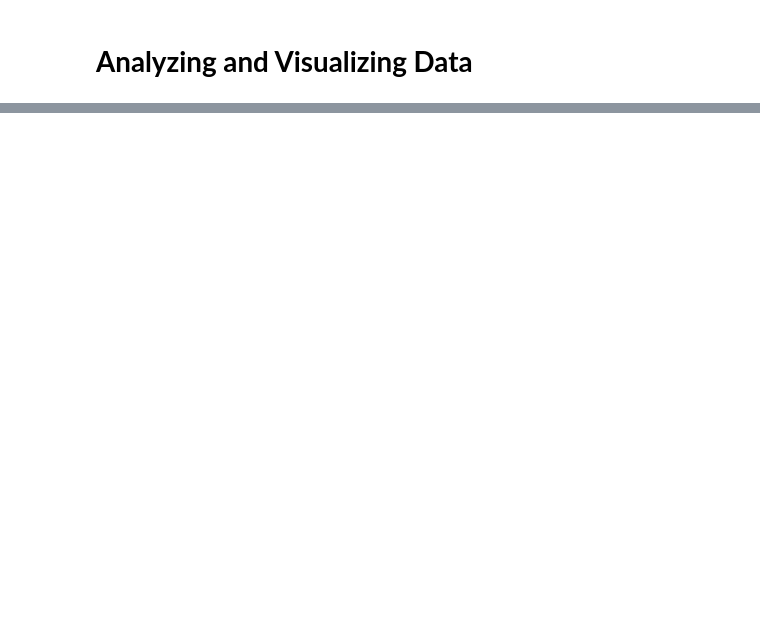
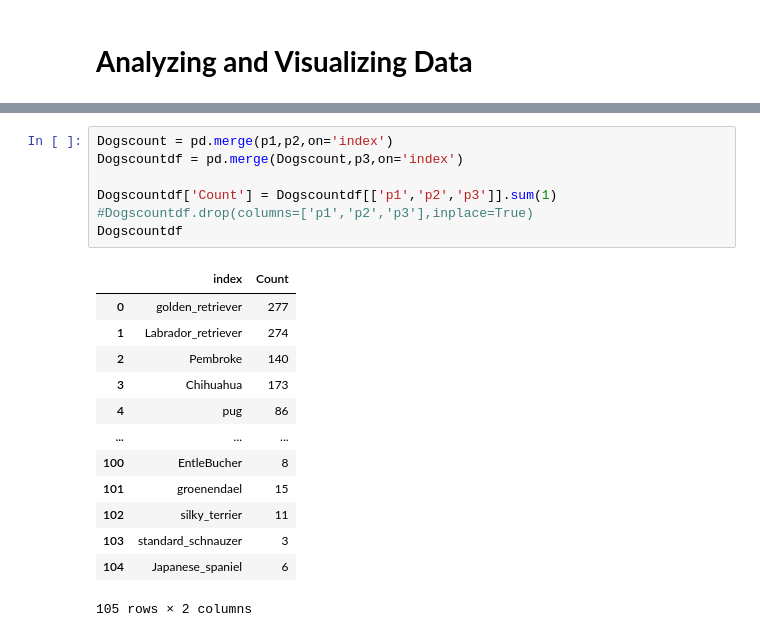
Before and after one commit to mmedhat2/Projects, a Jupyter notebook: Data-Analysis/Twitter-dataset-analysis/twittercode.ipynb, the cells around one changed output, grey strips where cells are left out. Drawn from its saved outputs; the diff is of its cells as text; blank space fills up the shorter version.

```diff
--- a/Data-Analysis/Twitter-dataset-analysis/twittercode.ipynb
+++ b/Data-Analysis/Twitter-dataset-analysis/twittercode.ipynb
@@ -325,0 +437,21 @@ newdf2
+# %%
+Dogscount = pd.merge(p1,p2,on='index')
+Dogscountdf = pd.merge(Dogscount,p3,on='index')
+
+Dogscountdf['Count'] = Dogscountdf[['p1','p2','p3']].sum(1)
+#Dogscountdf.drop(columns=['p1','p2','p3'],inplace=True)
+Dogscountdf
+# %% [output]
+|  | index | Count |
+| 0 | golden_retriever | 277 |
+| 1 | Labrador_retriever | 274 |
+| 2 | Pembroke | 140 |
+| 3 | Chihuahua | 173 |
+| 4 | pug | 86 |
+| ... | ... | ... |
+| 100 | EntleBucher | 8 |
+| 101 | groenendael | 15 |
+| 102 | silky_terrier | 11 |
+| 103 | standard_schnauzer | 3 |
+| 104 | Japanese_spaniel | 6 |
+105 rows × 2 columns
```
Also changed, not shown: parts of 28 cells of this notebook.
